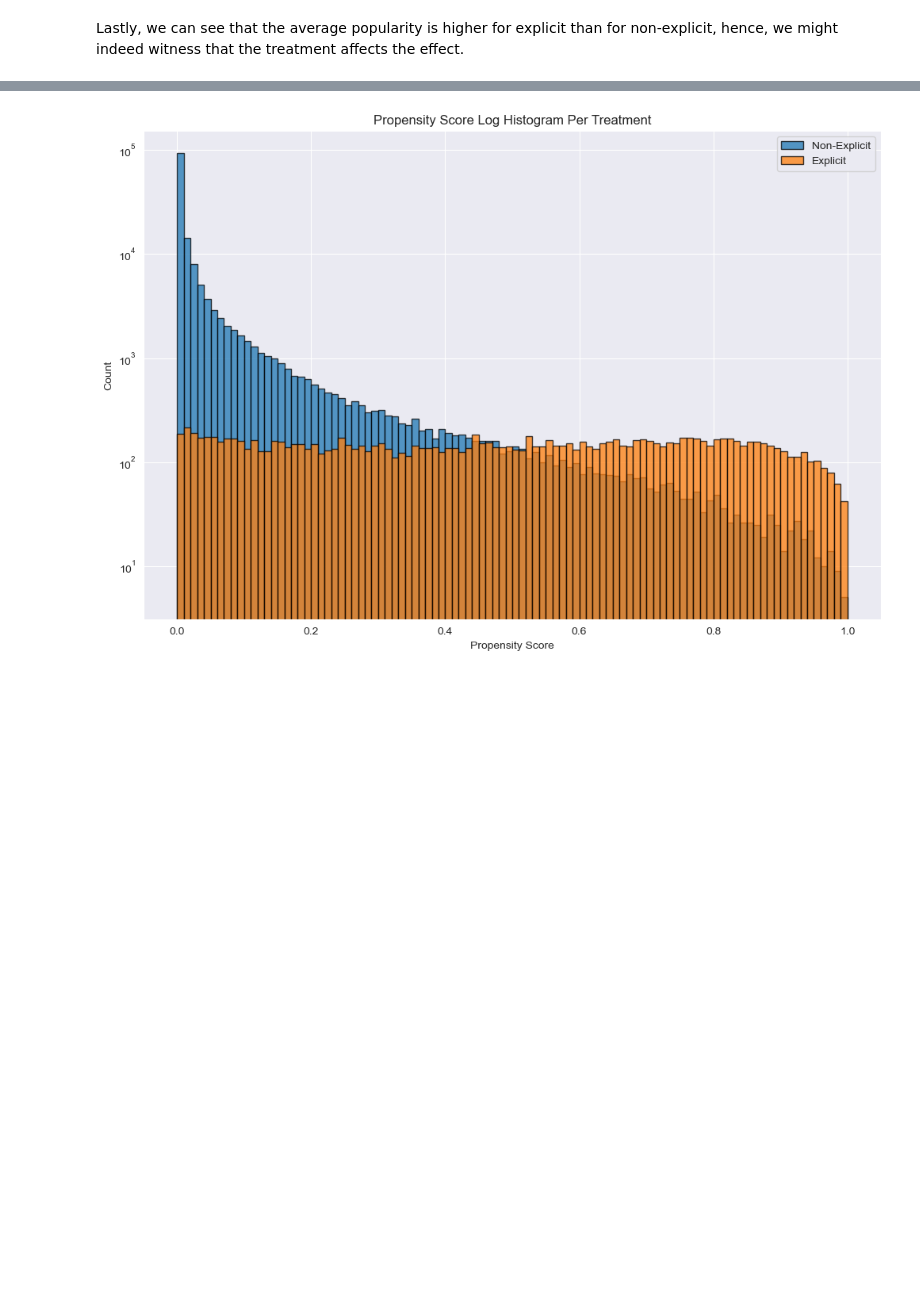
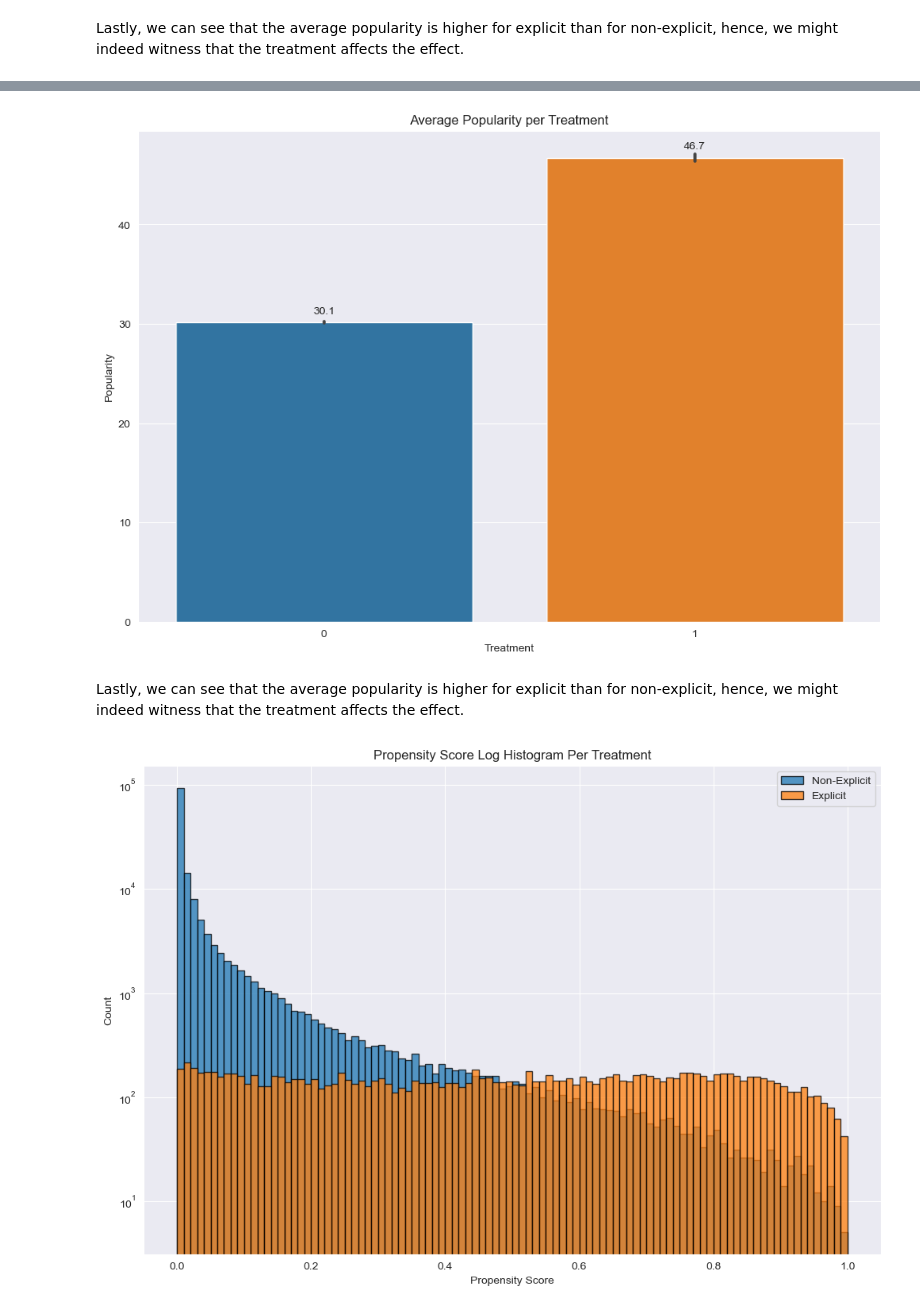
Before and after one commit to NaorHaba/Causal-Inference, a Jupyter notebook: data_exploration.ipynb, the cells around one changed output, grey strips where cells are left out. Saved outputs shown, nothing was run; the diff lists cells and outputs as text; code cells hidden in the pictures; blank space fills up the shorter version.

```diff
--- a/data_exploration.ipynb
+++ b/data_exploration.ipynb
@@ -319,3 +373,18 @@ Lastly, we can see that the average popularity is higher for explicit than for n
+# %%
+# plot average effect per treatment
+_, ax = plt.subplots(figsize=(12, 8))
+sns.barplot(x='treatment', y='effect', data=df, ax=ax)
+ax.set_xlabel('Treatment')
+ax.set_ylabel('Popularity')
+ax.title.set_text('Average Popularity per Treatment')
+# add values to the bars
+for p in ax.patches:
+    ax.annotate(format(p.get_height(), '.1f'), (p.get_x() + p.get_width() / 2., p.get_height()), ha='center', va='center', xytext=(0, 10), textcoords='offset points')
+plt.show()
+# %% [output]
+[figure, added]
+# %% [markdown]
+Lastly, we can see that the average popularity is higher for explicit than for non-explicit, hence, we might indeed witness that the treatment affects the effect.
 # %%
 from sklearn.preprocessing import StandardScaler
 from sklearn.linear_model import LogisticRegression
```
Also changed, not shown: parts of 9 cells of this notebook.
